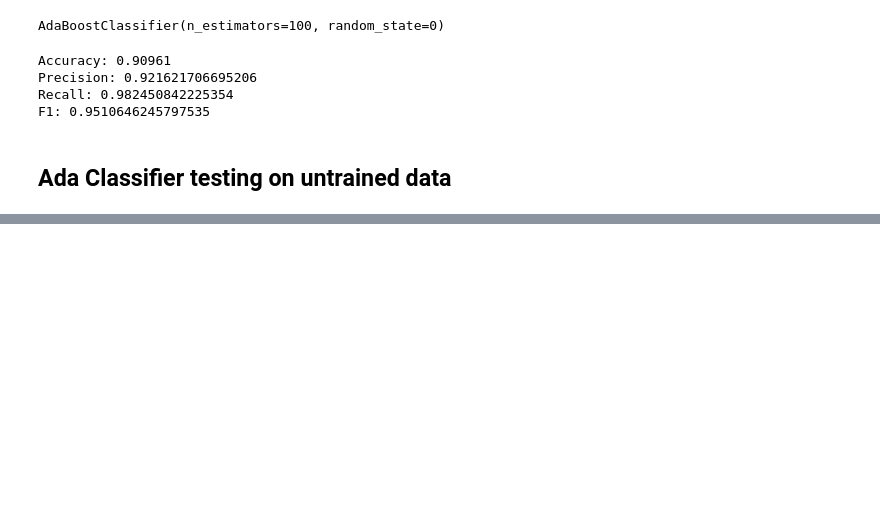
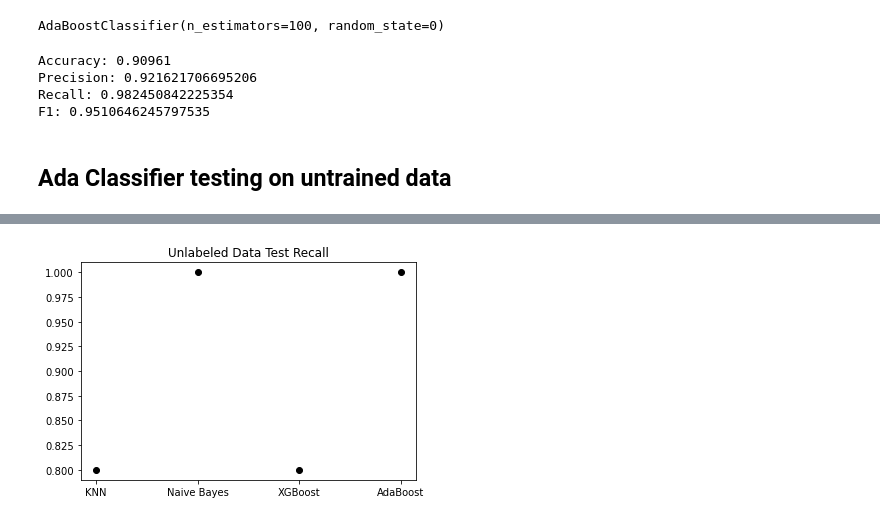
Before and after one commit to tarnjit458/Steam-Reviews-Sentiment-Analysis-Classifier, a Jupyter notebook: Steam_Sentiment_Classifier.ipynb, the cells around one changed output, grey strips where cells are left out. Cells and saved outputs as stored; diff of their text form; code cells hidden in the pictures; blank space fills up the shorter version.

```diff
--- a/Steam_Sentiment_Classifier.ipynb
+++ b/Steam_Sentiment_Classifier.ipynb
@@ -832,0 +867,10 @@ F1: 0.6666666666666666
+# %%
+# Compare results between Knn, Bayes, XGBoost, AdaBoost
+fig = plt.figure()
+plt.title("Unlabeled Data Classification Test Recall")
+X = ["KNN", "Naive Bayes", "XGBoost", "AdaBoost"]
+Y = [KNN_recall, NB_recall, XBG_recall, ada_recall]
+plt.scatter(X, Y,  color='black')
+plt.show()
+# %% [output]
+[figure, added]
```
Also changed, not shown: parts of 18 cells of this notebook.
